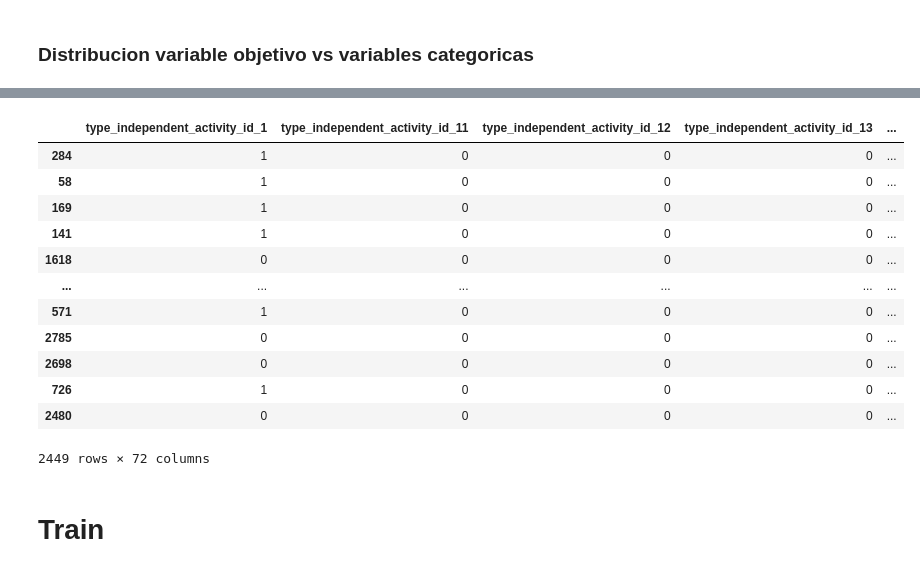
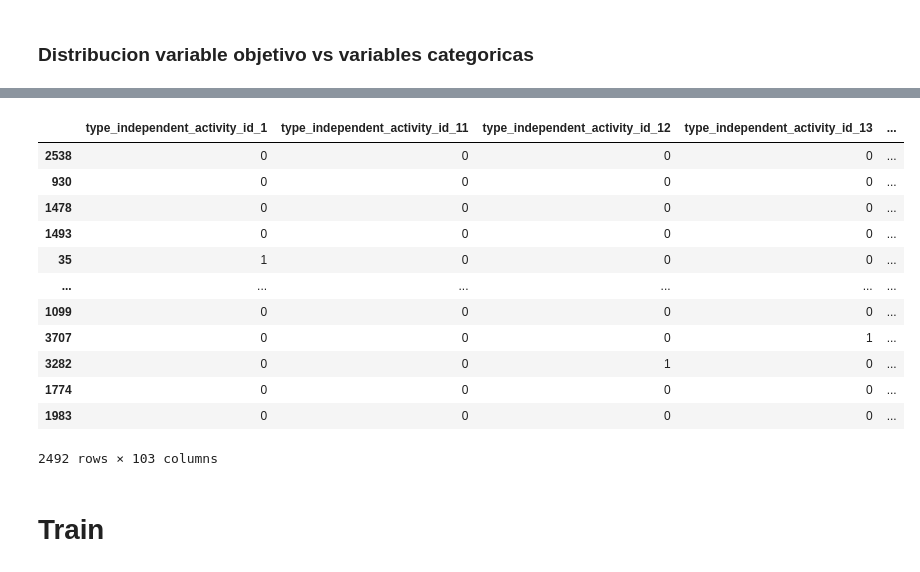
Before and after one commit to alejomaar/habi, a Jupyter notebook: prediction.ipynb, the cells around one changed output, grey strips where cells are left out. Cells and saved outputs as stored; diff of their text form; code cells hidden in the pictures.

```diff
--- a/prediction.ipynb
+++ b/prediction.ipynb
@@ -365,0 +373,12 @@ habi_df.to_excel('habi_clean.xlsx')
+# %%
+habi_df['age'] = habi_df['year_birth'].max() -habi_df['year_birth']
+#habi_df = habi_df.drop(columns=['year_birth','month_birth','day_birth'])
+# %%
+# Get the frequency counts of each name
+name_counts = habi_df['region_id'].value_counts()
+
+# Identify the names with frequency less than 15
+unfrequent_names = name_counts[name_counts < 15].index
+
+# Replace the unfrequent names with -1
+habi_df['region_id'] = habi_df['region_id'].replace(unfrequent_names, -1).astype(str)
@@ -388,8 +407,8 @@ new_df.head()
 ### Distribucion variable objetivo vs variables categoricas
 # %%
 binary_cols = ['terms_conditions','is_tax_return','is_selected','has_region_id','has_date_exp_token']
-ohe_cols = ['type_independent_activity_id','region_id','name','name.1','year_exp_token','year_birth']
-numerical_cols = ['incomes','extra_incomes','familiar_debts']
+ohe_cols = ['type_independent_activity_id','region_id','name','name.1','year_exp_token','year_birth','month_birth']
+numerical_cols = ['incomes','extra_incomes','familiar_debts','age']
 categorical = binary_cols+ ohe_cols
 target ='viability'
 # %%
@@ -430,5 +446,5 @@ type_independent_activity_id
 # %%
 out_df = new_df.copy()
-out_df['incomes'] = np.log1p(out_df['incomes'])
+'''out_df['incomes'] = np.log1p(out_df['incomes'])
 out_df['extra_incomes'] = np.log1p(out_df['extra_incomes'])
-out_df['familiar_debts'] = np.log1p(out_df['familiar_debts'])
+out_df['familiar_debts'] = np.log1p(out_df['familiar_debts'])'''
@@ -489,21 +518,21 @@ dtype: float64
 # %%
 #'day_exp_token'
-ohe = pd.get_dummies(out_df[['type_independent_activity_id','is_tax_return','region_id','name','name.1','year_exp_token','month_exp_token',]].astype(str)).astype(int)
+ohe = pd.get_dummies(out_df[ohe_cols].astype(str)).astype(int)
 ohe
 # %% [output]
 |  | type_independent_activity_id_1 | type_independent_activity_id_11 | type_independent_activity_id_12 | type_independent_activity_id_13 | ... |
-| 284 | 1 | 0 | 0 | 0 | ... |
-| 58 | 1 | 0 | 0 | 0 | ... |
-| 169 | 1 | 0 | 0 | 0 | ... |
-| 141 | 1 | 0 | 0 | 0 | ... |
-| 1618 | 0 | 0 | 0 | 0 | ... |
+| 2538 | 0 | 0 | 0 | 0 | ... |
+| 930 | 0 | 0 | 0 | 0 | ... |
+| 1478 | 0 | 0 | 0 | 0 | ... |
+| 1493 | 0 | 0 | 0 | 0 | ... |
+| 35 | 1 | 0 | 0 | 0 | ... |
 | ... | ... | ... | ... | ... | ... |
-| 571 | 1 | 0 | 0 | 0 | ... |
-| 2785 | 0 | 0 | 0 | 0 | ... |
-| 2698 | 0 | 0 | 0 | 0 | ... |
-| 726 | 1 | 0 | 0 | 0 | ... |
-| 2480 | 0 | 0 | 0 | 0 | ... |
+| 1099 | 0 | 0 | 0 | 0 | ... |
+| 3707 | 0 | 0 | 0 | 1 | ... |
+| 3282 | 0 | 0 | 1 | 0 | ... |
+| 1774 | 0 | 0 | 0 | 0 | ... |
+| 1983 | 0 | 0 | 0 | 0 | ... |
-2449 rows × 72 columns
+2492 rows × 103 columns
 # %%
 merge = out_df[['terms_conditions','incomes','extra_incomes','familiar_debts','is_tax_return',
                 'viability','is_selected','has_extra_incomes', 'has_familiar_debts',
```
Also changed, not shown: parts of 21 cells of this notebook, 5 other files.
